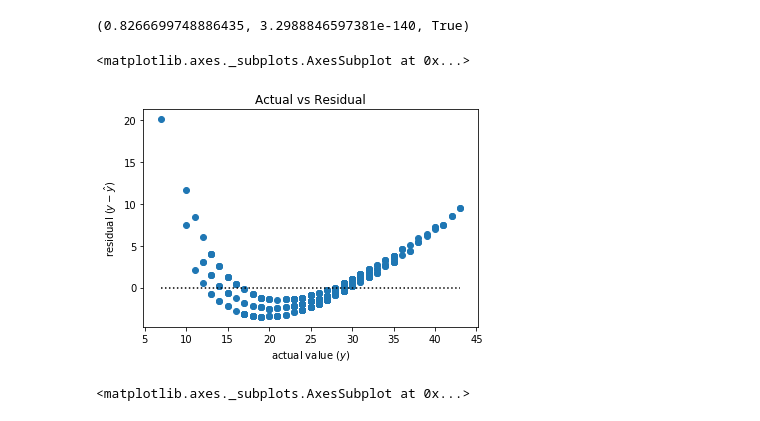
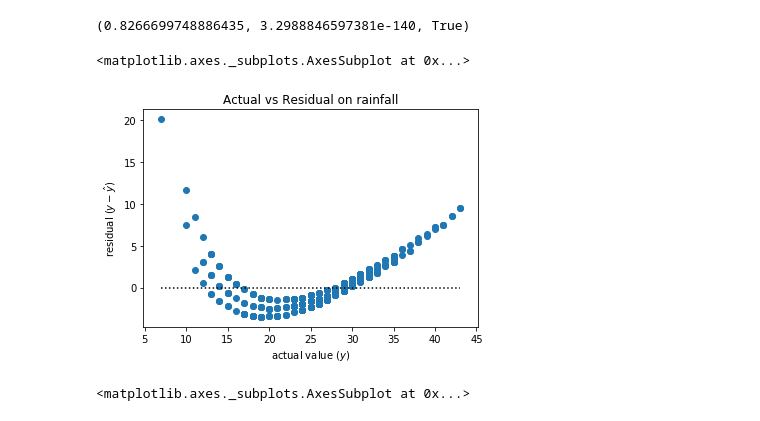
Before and after one commit to Yongliang-Shi/regression-exercises, a Jupyter notebook: evaluate.ipynb, the cells around one changed output. Cells and saved outputs as stored; diff of their text form; code cells hidden in the pictures.

```diff
--- a/evaluate.ipynb
+++ b/evaluate.ipynb
@@ -19,0 +56,30 @@ from pydataset import data
+# %%
+def evaluate_slr(target, feature, df):
+    """
+    Returns evaluation table for simple linear regression model
+    Parameters: target var(str), feature(str), data
+    Baseline: mean
+    """
+    baseline = df[target].mean()
+    formula = target + ' ~ ' + feature
+    model = ols(formula, df).fit()
+    evaluate = df[[feature, target]]
+    evaluate['baseline'] = baseline
+    evaluate[(target + '_pred')] = model.predict()
+    evaluate['baseline_residual'] = evaluate[target] - evaluate.baseline
+    evaluate['model_residual'] = evaluate[target] - evaluate[(target + '_pred')]
+    return evaluate
+# %%
+def plot_residuals(actual, predicted, feature):
+    """
+    Returns the scatterplot of actural y in horizontal axis and residuals in vertical axis
+    Parameters: actural y(df.se), predicted y(df.se)
+    Prerequisite: call function evaluate_slr
+    """
+    residuals = actual - predicted
+    plt.hlines(0, actual.min(), actual.max(), ls=':')
+    plt.scatter(actual, residuals)
+    plt.ylabel('residual ($y - \hat{y}$)')
+    plt.xlabel('actual value ($y$)')
+    plt.title(f'Actual vs Residual on {feature}')
+    return plt.gca()
@@ -176,13 +282,4 @@ evaluate.model_residual.agg(['min','max'])
 min    -7.043202
 max    13.006091
 Name: model_residual, dtype: float64
-# %%
-def plot_residuals(actual, predicted):
-    residuals = actual - predicted
-    plt.hlines(0, actual.min(), actual.max(), ls=':')
-    plt.scatter(actual, residuals)
-    plt.ylabel('residual ($y - \hat{y}$)')
-    plt.xlabel('actual value ($y$)')
-    plt.title('Actual vs Residual')
-    return plt.gca()
 # %%
@@ -272,10 +343,10 @@ r2, f_pval, f_pval < 0.05
 # %% [output]
 (0.8266699748886435, 3.2988846597381e-140, True)
 # %%
-plot_residuals(evaluate.sales, evaluate.sales_pred)
+plot_residuals(evaluate.sales, evaluate.sales_pred, 'rainfall')
 # %% [output]
 <matplotlib.axes._subplots.AxesSubplot at 0x...>
-[figure, old version]
+[figure, new version]
 # %%
 sns.residplot(data=evaluate, y='sales', x='rainfall')
 # %% [output]
```
Also changed, not shown: parts of 26 cells of this notebook.
